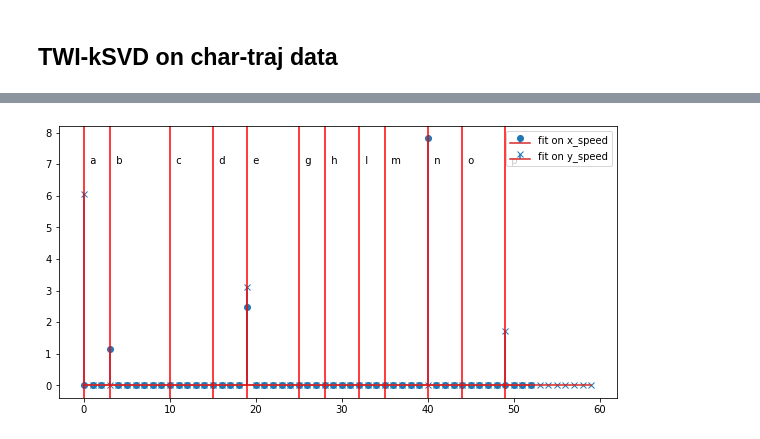
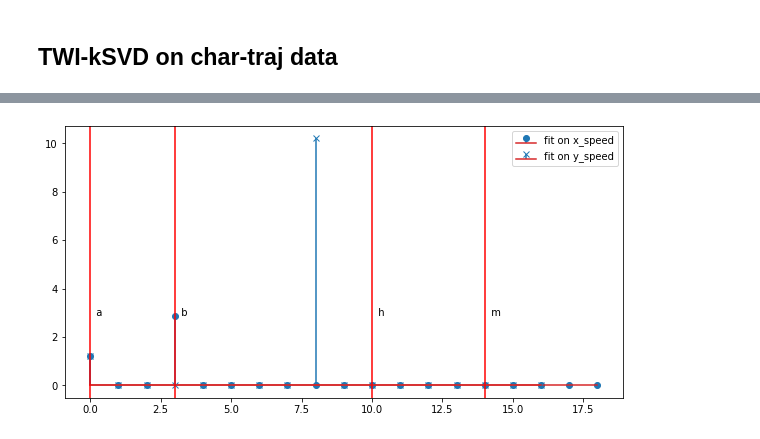
Before and after one commit to paplessix/TWI-kSVD, a Jupyter notebook: use_case/classifier.ipynb, the cells around one changed output, grey strips where cells are left out. Cells and saved outputs as stored; diff of their text form; code cells hidden in the pictures.

```diff
--- a/use_case/classifier.ipynb
+++ b/use_case/classifier.ipynb
@@ -265,14 +265,14 @@ from sklearn.model_selection import train_test_split
 
 train_idx, test_idx = train_test_split(np.arange(len(x_speeds)), test_size=0.4, stratify=samples_label)
 
-x_train = [x_speeds[i] for i in train_idx if samples_label[i] == 'a']
-x_test = [x_speeds[i] for i in test_idx if samples_label[i] == 'a']
+x_train = [x_speeds[i] for i in train_idx if samples_label[i] == 'b']
+x_test = [x_speeds[i] for i in test_idx if samples_label[i] == 'b']
 
-y_train = [y_speeds[i] for i in train_idx if samples_label[i] == 'a']
-y_test = [y_speeds[i] for i in test_idx if samples_label[i] == 'a']
+y_train = [y_speeds[i] for i in train_idx if samples_label[i] == 'b']
+y_test = [y_speeds[i] for i in test_idx if samples_label[i] == 'b']
 
-samples_label_train = [samples_label[i] for i in train_idx if samples_label[i] == 'a']
-samples_label_test = [samples_label[i] for i in test_idx if samples_label[i] == 'a']
+samples_label_train = [samples_label[i] for i in train_idx if samples_label[i] == 'b']
+samples_label_test = [samples_label[i] for i in test_idx if samples_label[i] == 'b']
 # %% [markdown]
 ## TWI-kSVD on char-traj data
 # %%
@@ -280,5 +280,7 @@ from twi_ksvd.dic_reader import LetterClassifier
 
 clf = LetterClassifier()
 clf.load_data("../results")
-
-alphas_x, deltas_x, alphas_y, deltas_y  =clf.fit(x_test[0][::2],y_test[0][::2],3)
+print(clf.letters)
+clf.select_letters(['a','b','m',"h"])
+x_signal = x_test[20][::2]
+y_signal= y_test[20][::2]
@@ -309,0 +295,2 @@ plt.plot(y_test[0][::2])
+# %%
+alphas_x, deltas_x, alphas_y, deltas_y = clf.fit(x_signal,y_signal, tau = 2, r_window = 20)
@@ -310,18 +325,18 @@ plt.plot(y_test[0][::2])
 # %%
 plt.figure(figsize = (10,5))
 plt.stem(alphas_x, label = "fit on x_speed")
 plt.stem(alphas_y, markerfmt = "x", label = "fit on y_speed")
 curr = clf.map_letter_to_atoms_x_dico[0]
 plt.axvline(0, color='r')
-plt.text(0,7,'  ' + curr)
+plt.text(0,np.max(alphas_x),'  ' + curr)
 for i, st in enumerate(clf.map_letter_to_atoms_x_dico):
     if curr != st:
         plt.axvline(i, color='r')
-        plt.text(i,7,'  ' + st)
+        plt.text(i,max(alphas_x),'  ' + st)
         curr = st
 
 
 plt.legend()
 plt.show()
 # %% [output]
-[figure, old version]
+[figure, new version]
```
Also changed, not shown: parts of 11 cells of this notebook, 1 other file.
